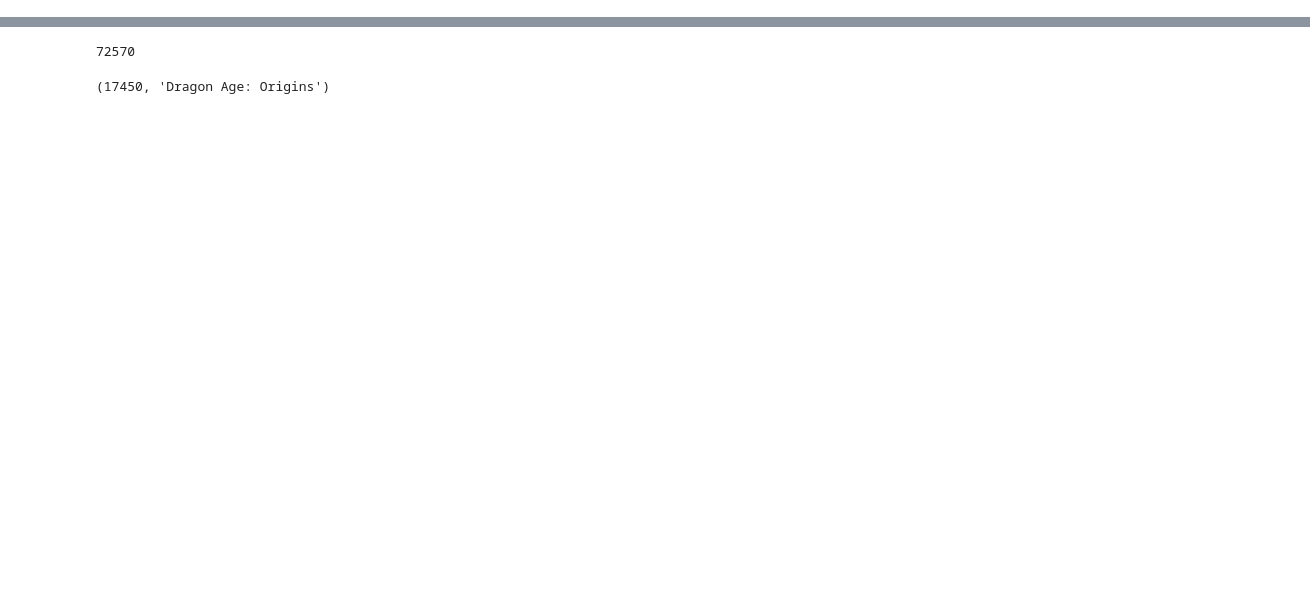
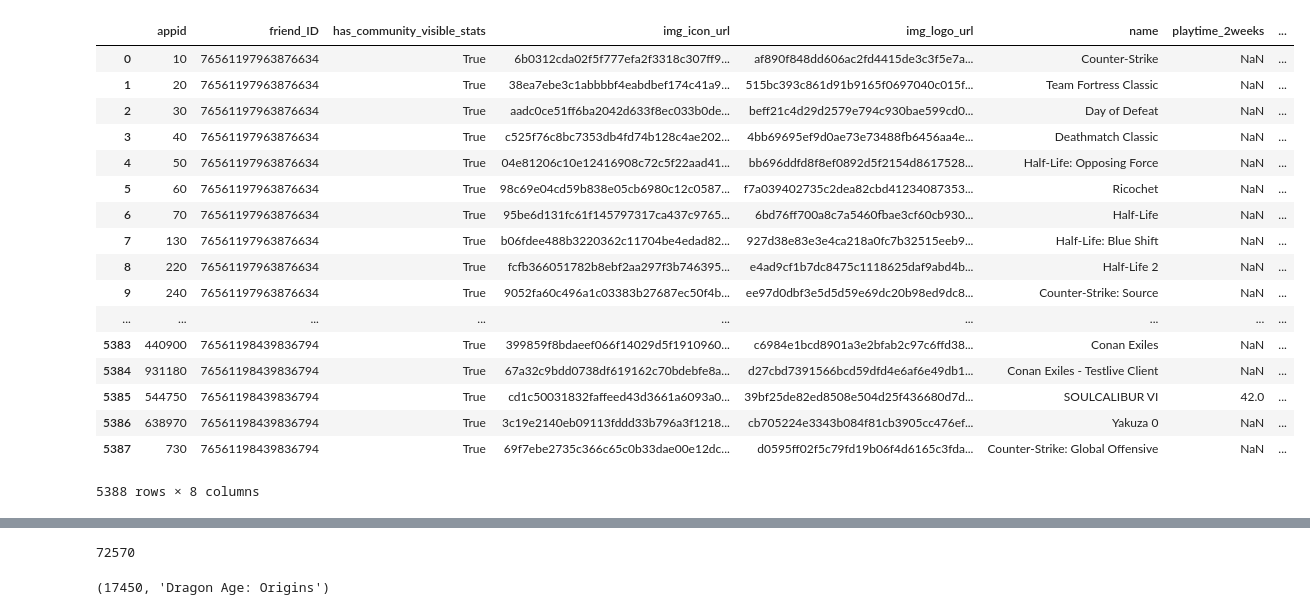
Before and after one commit to micsab/Game-Recommendation-Engine, a Jupyter notebook: api_test.ipynb, the cells around one changed output, grey strips where cells are left out. Saved outputs shown, nothing was run; the diff lists cells and outputs as text; code cells hidden in the pictures; blank space fills up the shorter version.

```diff
--- a/api_test.ipynb
+++ b/api_test.ipynb
@@ -28,0 +52,8 @@ da_stats = interface('ISteamUserStats').GetSchemaForGame(appid=588650)
+# %%
+friends = steam.user.friend_list('76561197974553664')
+my_friend = []
+for friend in friends:
+    my = friend.steamid
+    my_friend.append(my)
+
+my_friend
@@ -29,3 +78,38 @@ da_stats = interface('ISteamUserStats').GetSchemaForGame(appid=588650)
+# %%
+#for game in my_games:
+ #   game.update({"friend_ID": 76561197974553664})
+
+
+all_friends = []
+full_friend_table = pd.DataFrame()
+for friends in my_friend:
+    friend_games = interface('IPlayerService').GetOwnedGames(steamid=friends, include_appinfo=1)
+    friend_games = friend_games['response']['games']
+    for friend_game in friend_games:
+        friend_game.update({"friend_ID":friends})
+    all_friends.append(friend_games)
+# %%
+flat_list = [item for sublist in all_friends for item in sublist]
+pd.DataFrame(flat_list)
+# %% [output]
+|  | appid | friend_ID | has_community_visible_stats | img_icon_url | img_logo_url | name | playtime_2weeks | ... |
+| 0 | 10 | 76561197963876634 | True | 6b0312cda02f5f777efa2f3318c307ff9... | af890f848dd606ac2fd4415de3c3f5e7a... | Counter-Strike | NaN | ... |
+| 1 | 20 | 76561197963876634 | True | 38ea7ebe3c1abbbbf4eabdbef174c41a9... | 515bc393c861d91b9165f0697040c015f... | Team Fortress Classic | NaN | ... |
+| 2 | 30 | 76561197963876634 | True | aadc0ce51ff6ba2042d633f8ec033b0de... | beff21c4d29d2579e794c930bae599cd0... | Day of Defeat | NaN | ... |
+| 3 | 40 | 76561197963876634 | True | c525f76c8bc7353db4fd74b128c4ae202... | 4bb69695ef9d0ae73e73488fb6456aa4e... | Deathmatch Classic | NaN | ... |
+| 4 | 50 | 76561197963876634 | True | 04e81206c10e12416908c72c5f22aad41... | bb696ddfd8f8ef0892d5f2154d8617528... | Half-Life: Opposing Force | NaN | ... |
+| 5 | 60 | 76561197963876634 | True | 98c69e04cd59b838e05cb6980c12c0587... | f7a039402735c2dea82cbd41234087353... | Ricochet | NaN | ... |
+| 6 | 70 | 76561197963876634 | True | 95be6d131fc61f145797317ca437c9765... | 6bd76ff700a8c7a5460fbae3cf60cb930... | Half-Life | NaN | ... |
+| 7 | 130 | 76561197963876634 | True | b06fdee488b3220362c11704be4edad82... | 927d38e83e3e4ca218a0fc7b32515eeb9... | Half-Life: Blue Shift | NaN | ... |
+| 8 | 220 | 76561197963876634 | True | fcfb366051782b8ebf2aa297f3b746395... | e4ad9cf1b7dc8475c1118625daf9abd4b... | Half-Life 2 | NaN | ... |
+| 9 | 240 | 76561197963876634 | True | 9052fa60c496a1c03383b27687ec50f4b... | ee97d0dbf3e5d5d59e69dc20b98ed9dc8... | Counter-Strike: Source | NaN | ... |
+| ... | ... | ... | ... | ... | ... | ... | ... | ... |
+| 5383 | 440900 | 76561198439836794 | True | 399859f8bdaeef066f14029d5f1910960... | c6984e1bcd8901a3e2bfab2c97c6ffd38... | Conan Exiles | NaN | ... |
+| 5384 | 931180 | 76561198439836794 | True | 67a32c9bdd0738df619162c70bdebfe8a... | d27cbd7391566bcd59dfd4e6af6e49db1... | Conan Exiles - Testlive Client | NaN | ... |
+| 5385 | 544750 | 76561198439836794 | True | cd1c50031832faffeed43d3661a6093a0... | 39bf25de82ed8508e504d25f436680d7d... | SOULCALIBUR VI | 42.0 | ... |
+| 5386 | 638970 | 76561198439836794 | True | 3c19e2140eb09113fddd33b796a3f1218... | cb705224e3343b084f81cb3905cc476ef... | Yakuza 0 | NaN | ... |
+| 5387 | 730 | 76561198439836794 | True | 69f7ebe2735c366c65c0b33dae00e12dc... | d0595ff02f5c79fd19b06f4d6165c3fda... | Counter-Strike: Global Offensive | NaN | ... |
+5388 rows × 8 columns
 # %%
 da_stats
 # %% [output]
```
Also changed, not shown: parts of 8 cells of this notebook, 17 other files.
